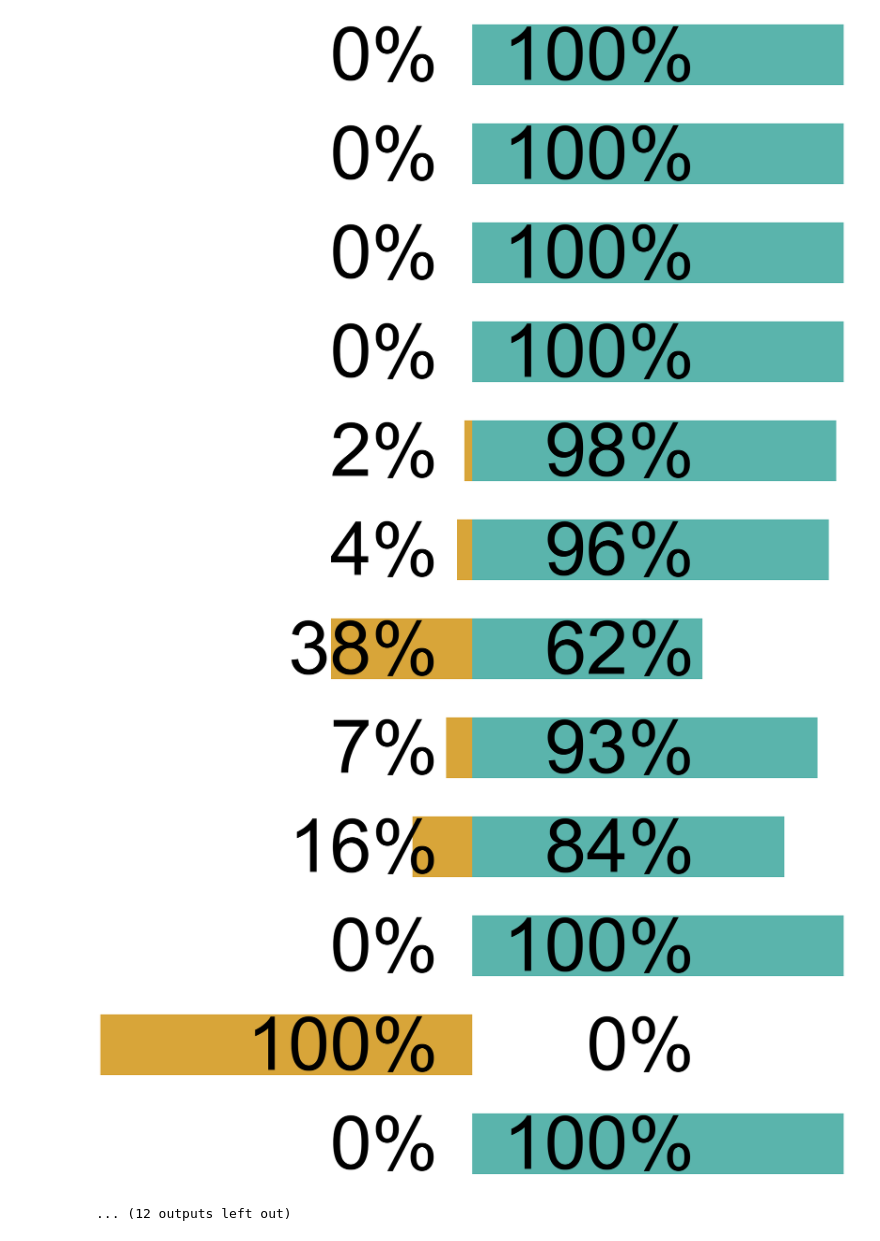
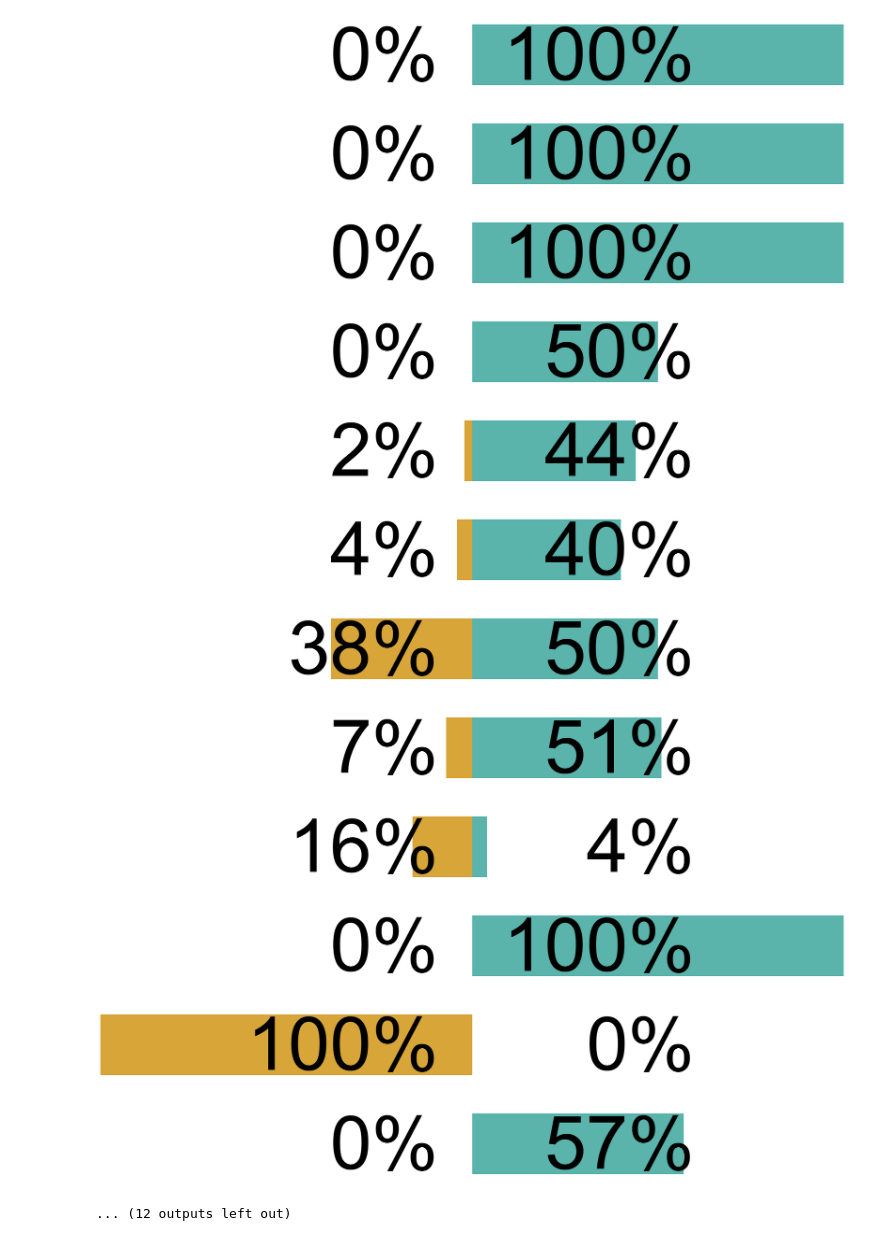
Before and after one commit to AI-4-SE/Exploring-Hyperparameter-Usage-And-Tuning-In-Machine-Learning-Research, a Jupyter notebook: src/create_plot.ipynb, the cells around one changed output. Saved outputs shown, nothing was run; the diff lists cells and outputs as text; code cells hidden in the pictures.

```diff
--- a/src/create_plot.ipynb
+++ b/src/create_plot.ipynb
@@ -192,11 +246,11 @@ font = {'family' : 'arial',
         'size'   : 22}
 
 plt.rc('font', **font)
-sklearn_values = [(0, 100),(100, 0),(0, 100),(26, 74), (8, 92), (22, 78), (16, 84)]
+sklearn_values = [(0, 100),(100, 0),(0, 57),(26, 43), (8, 75), (22, 69), (16, 62)]
 sklearn_year = ["2011", "2016", "2017", "2018", "2019","2020", "2021"]
-tf_values = [(0, 100),(0, 100),(0, 100), (0, 100), (2, 98), (4, 96), (38, 62), (7, 93), (16, 84)]
+tf_values = [(0, 100),(0, 100),(0, 100), (0, 50), (2, 44), (4, 40), (38, 50), (7, 51), (16, 4)]
 tf_year = ["2013", "2014", "2015", "2016", "2017", "2018", "2019","2020", "2021"]
-torch_values = [(0, 100),(12, 88),(0, 100), (2, 98), (9, 91), (2, 98), (2, 98), (6, 94)]
+torch_values = [(0, 58),(12, 80),(0, 86), (2, 57), (9, 35), (2, 44), (2, 49), (6, 45)]
 torch_year = ["2014", "2015", "2016", "2017", "2018", "2019","2020", "2021"]
 
 def plot(name, values, year):
@@ -239,40 +293,40 @@ def plot(name, values, year):
     # Remove spines
     ax.spines['right'].set_visible(False)
     ax.spines['left'].set_visible(False)
     ax.spines['top'].set_visible(False)
     ax.spines['bottom'].set_visible(False)
     ax.set_xticks([-100, -50, 0, 50, 100])
     ax.set_xticklabels(['100%', '50%', '0%', '50%', '100%'])
     # Set x axis limit
     plt.xlim(-100,100)
 
     #plt.show()
     plt.axis('off')
     #plt.legend('',frameon=False)
 
     file_path = f'../data/{name}/{name}_{year}.png'
 
     plt.savefig(file_path, bbox_inches='tight', pad_inches=0)#
 
 for x, y in zip(tf_values, tf_year):
     plot("tf", x,y)
 
 for x, y in zip(sklearn_values, sklearn_year):
     plot("sklearn", x,y)
 
 for x, y in zip(torch_values, torch_year):
     plot("torch", x,y)
 # %% [output]
 [figure]
 [figure]
 [figure]
-[figure, old version]
+[figure, new version]
-[figure, old version]
+[figure, new version]
-[figure, old version]
+[figure, new version]
-[figure, old version]
+[figure, new version]
-[figure, old version]
+[figure, new version]
-[figure, old version]
+[figure, new version]
 [figure]
 [figure]
-[figure, old version]
+[figure, new version]
 ... (12 outputs left out)
```
Also changed, not shown: parts of 2 cells of this notebook, 4 other files.
